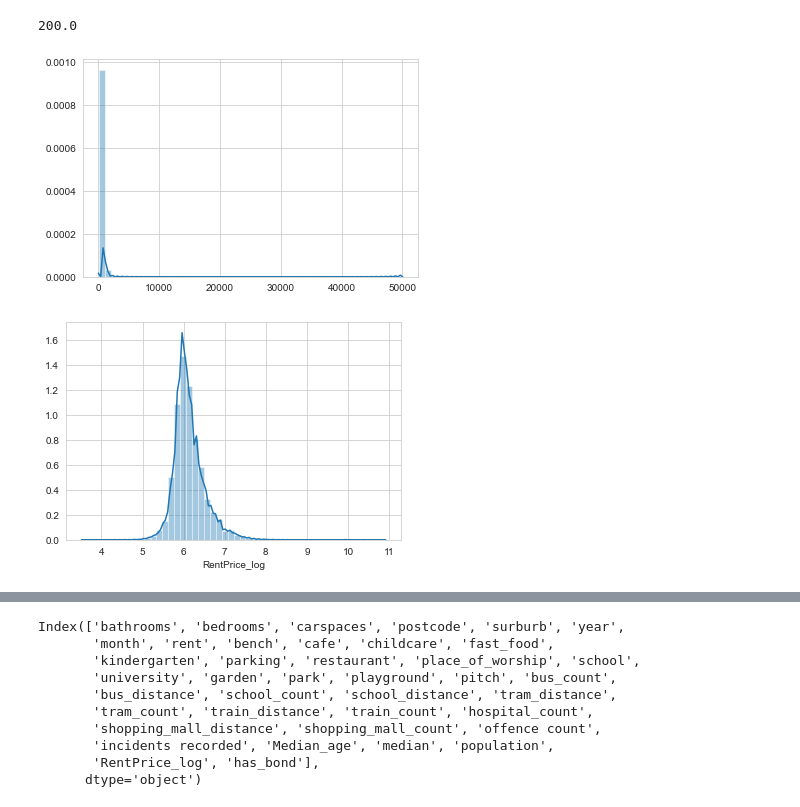
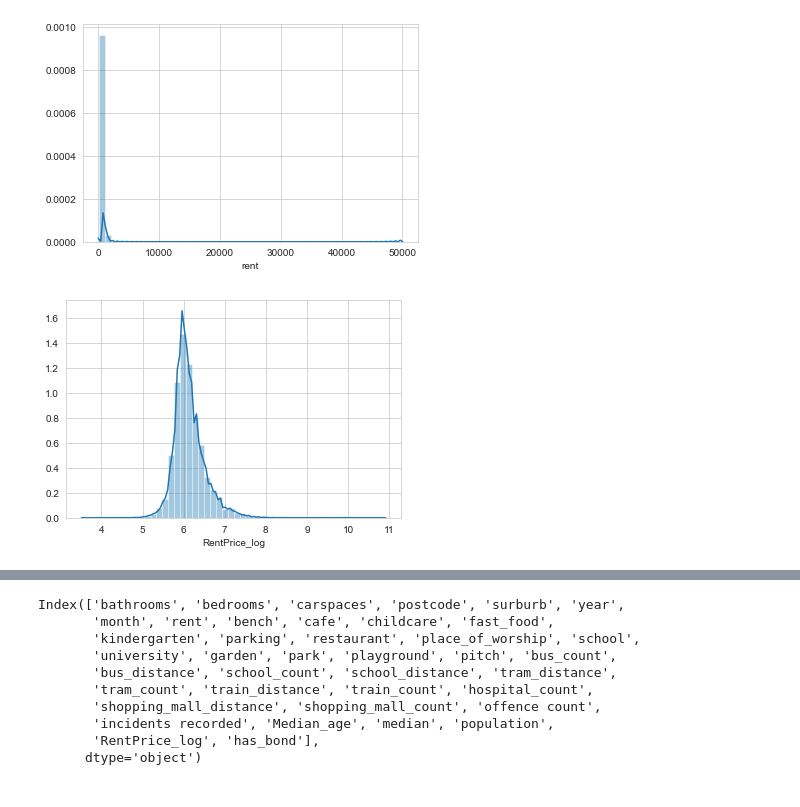
Before and after one commit to MAST30034-Applied-Data-Science/generic-real-estate-consulting-project-group-12, a Jupyter notebook: notebooks/final.ipynb, the cells around one changed output, grey strips where cells are left out. Saved outputs shown, nothing was run; the diff lists cells and outputs as text; code cells hidden in the pictures.

```diff
--- a/notebooks/final.ipynb
+++ b/notebooks/final.ipynb
@@ -41,27 +56,20 @@ for item,values in house_df.iterrows():
 house_df['median_rent'] = values_list
 house_df = house_df[house_df['rent'] <  3 * house_df['median_rent']]
 house_df = house_df[house_df['rent'] >  0.15 * house_df['median_rent']]
-# %%
-house_df[house_df['postcode'] == 3842]['rent'].min()
-# %% [output]
-200.0
 # %%
 ## check if we need to log the rental price as the price might be skewed
-import seaborn as sns
-import matplotlib
-import matplotlib.pyplot as plt
 
-x = list(house_df['rent'])
+x = house_df['rent']
 sns.set_style('whitegrid')
 sns.distplot(x)
 plt.show()
 
 house_df['RentPrice_log'] = np.log(house_df["rent"])
 x = house_df['RentPrice_log']
 sns.distplot(x)
 plt.show()
 # %% [output]
-[figure, old version]
+[figure, new version]
 [figure]
 # %%
 newdf = house_df.drop(['level_0','Unnamed: 0','price','geometry', 'geoLocation','index_right','SA2_maincode_2021','median_rent'], axis=1)
```
Also changed, not shown: parts of 86 cells of this notebook.
